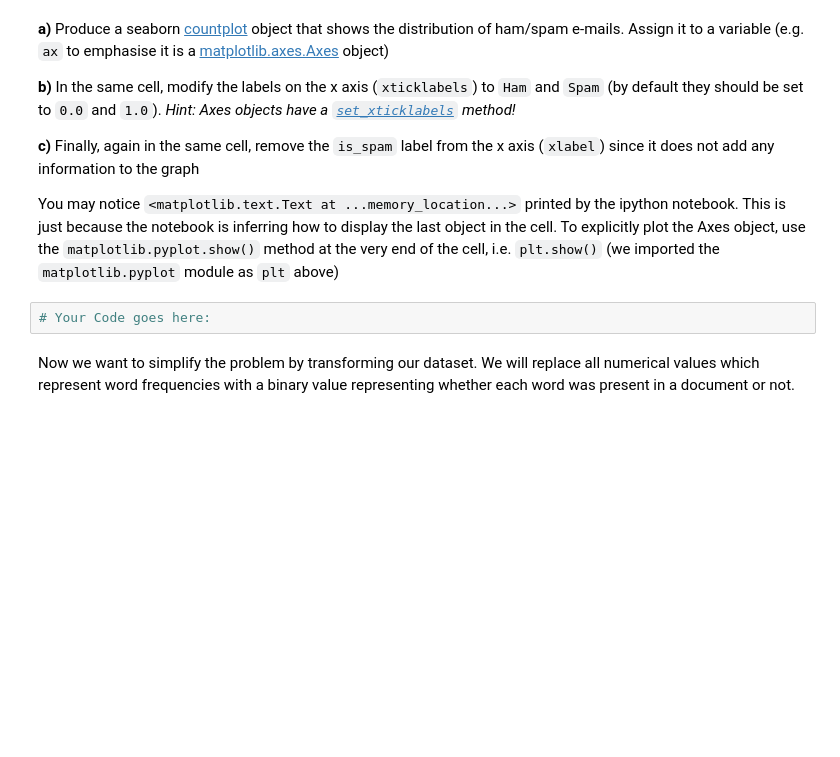
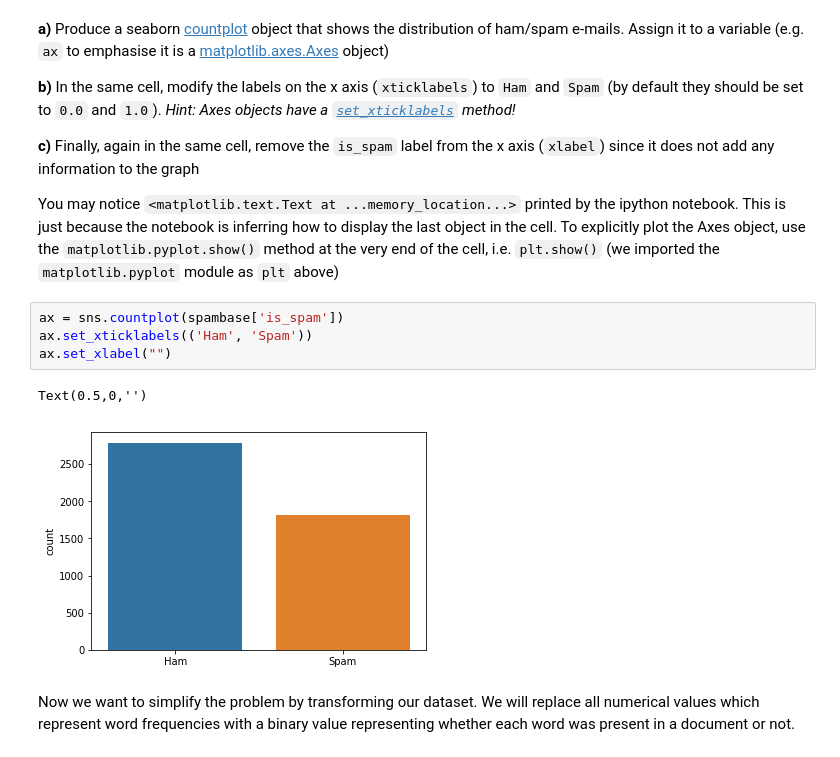
Before and after one commit to JMaio/iaml2018, a Jupyter notebook: Labs/01 - Analysis and Visualisation.ipynb, the cells around one changed output. Drawn from its saved outputs; the diff is of its cells as text; blank space fills up the shorter version.

```diff
--- a/Labs/01 - Analysis and Visualisation.ipynb
+++ b/Labs/01 - Analysis and Visualisation.ipynb
@@ -140,8 +140,13 @@ Now let's get a feeling of the distribution of ham (i.e. valid) vs. spam emails.
 **c)** Finally, again in the same cell, remove the `is_spam` label from the x axis (`xlabel`) since it does not add any information to the graph
 
 You may notice `<matplotlib.text.Text at ...memory_location...>` printed by the ipython notebook. This is just because the notebook is inferring how to display the last object in the cell. To explicitly plot the Axes object, use the `matplotlib.pyplot.show()` method at the very end of the cell, i.e. `plt.show()` (we imported the `matplotlib.pyplot` module as `plt` above)
-# %%
-# Your Code goes here:
+# %%
+ax = sns.countplot(spambase['is_spam'])
+ax.set_xticklabels(('Ham', 'Spam'))
+ax.set_xlabel("")
+# %% [output]
+Text(0.5,0,'')
+[figure, added]
 # %% [markdown]
 Now we want to simplify the problem by transforming our dataset. We will replace all numerical values which represent word frequencies with a binary value representing whether each word was present in a document or not.
 # %% [markdown]
```
Also changed, not shown: parts of 8 cells of this notebook.
